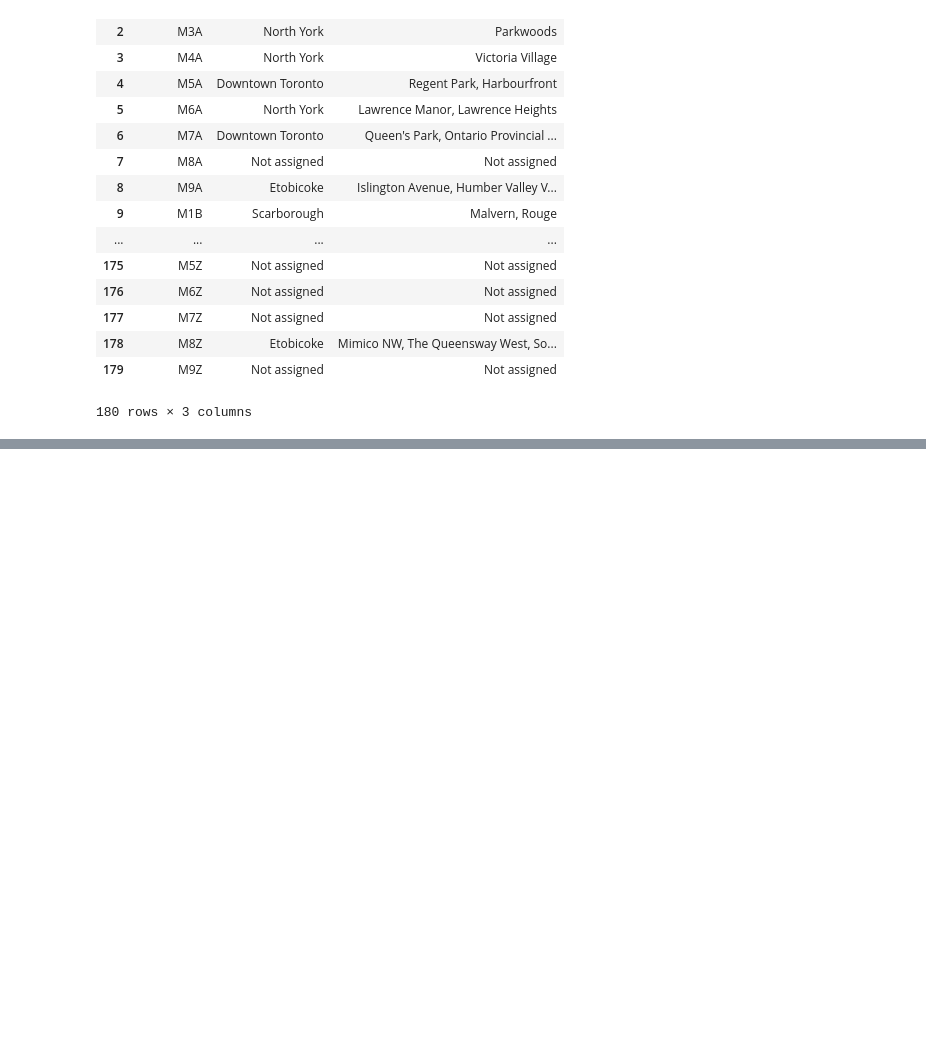
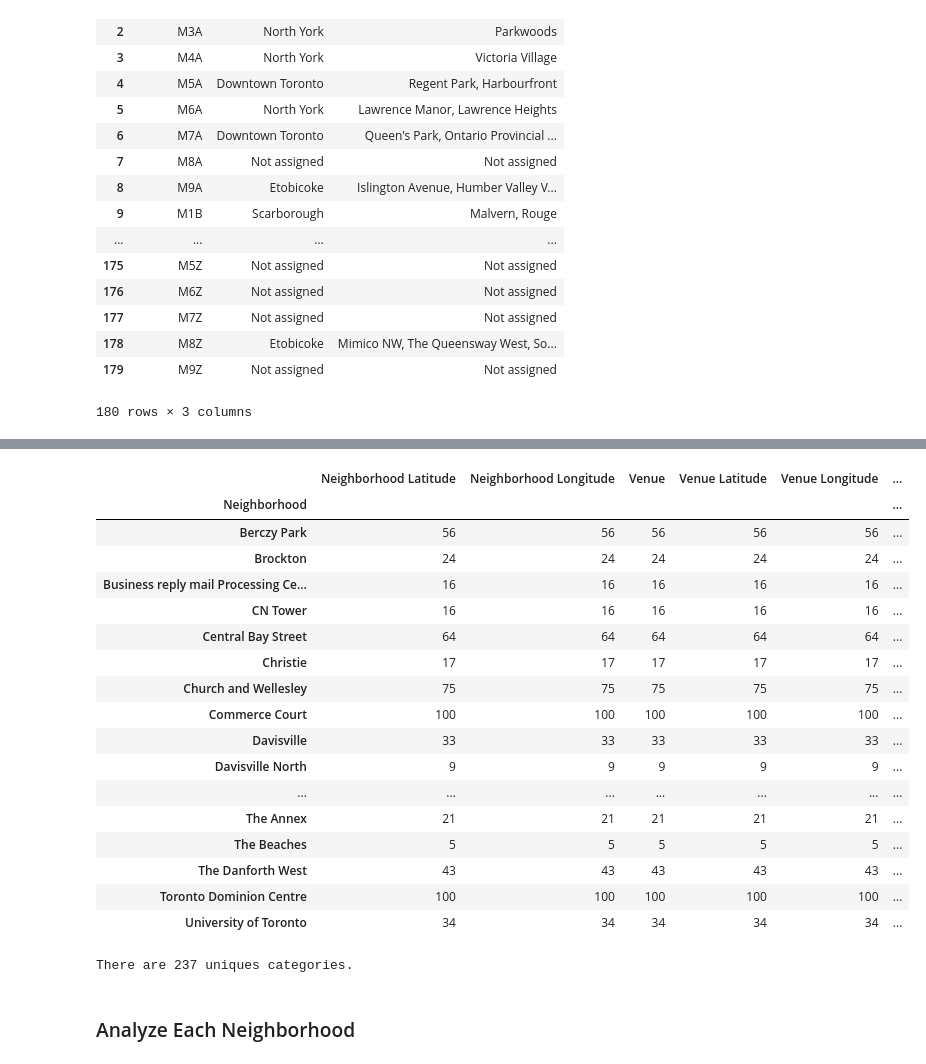
Before and after one commit to Maxizarius/datasciencecoursera, a Jupyter notebook: Coursera_Capstone.ipynb, the cells around one changed output, grey strips where cells are left out. Drawn from its saved outputs; the diff is of its cells as text; code cells hidden in the pictures; blank space fills up the shorter version.

```diff
--- a/Coursera_Capstone.ipynb
+++ b/Coursera_Capstone.ipynb
@@ -265,0 +607,12 @@ df
+# %%
+# function that extracts the category of the venue
+def get_category_type(row):
+    try:
+        categories_list = row['categories']
+    except:
+        categories_list = row['venue.categories']
+
+    if len(categories_list) == 0:
+        return None
+    else:
+        return categories_list[0]['name']
@@ -265,0 +723,27 @@ df
+# %%
+Toronto_venues.groupby('Neighborhood').count()
+# %% [output]
+|  | Neighborhood Latitude | Neighborhood Longitude | Venue | Venue Latitude | Venue Longitude | ... |
+| Neighborhood |  |  |  |  |  | ... |
+| Berczy Park | 56 | 56 | 56 | 56 | 56 | ... |
+| Brockton | 24 | 24 | 24 | 24 | 24 | ... |
+| Business reply mail Processing Ce... | 16 | 16 | 16 | 16 | 16 | ... |
+| CN Tower | 16 | 16 | 16 | 16 | 16 | ... |
+| Central Bay Street | 64 | 64 | 64 | 64 | 64 | ... |
+| Christie | 17 | 17 | 17 | 17 | 17 | ... |
+| Church and Wellesley | 75 | 75 | 75 | 75 | 75 | ... |
+| Commerce Court | 100 | 100 | 100 | 100 | 100 | ... |
+| Davisville | 33 | 33 | 33 | 33 | 33 | ... |
+| Davisville North | 9 | 9 | 9 | 9 | 9 | ... |
+| ... | ... | ... | ... | ... | ... | ... |
+| The Annex | 21 | 21 | 21 | 21 | 21 | ... |
+| The Beaches | 5 | 5 | 5 | 5 | 5 | ... |
+| The Danforth West | 43 | 43 | 43 | 43 | 43 | ... |
+| Toronto Dominion Centre | 100 | 100 | 100 | 100 | 100 | ... |
+| University of Toronto | 34 | 34 | 34 | 34 | 34 | ... |
+# %%
+print('There are {} uniques categories.'.format(len(Toronto_venues['Venue Category'].unique())))
+# %% [output]
+There are 237 uniques categories.
+# %% [markdown]
+### Analyze Each Neighborhood
```
Also changed, not shown: parts of 50 cells of this notebook.
